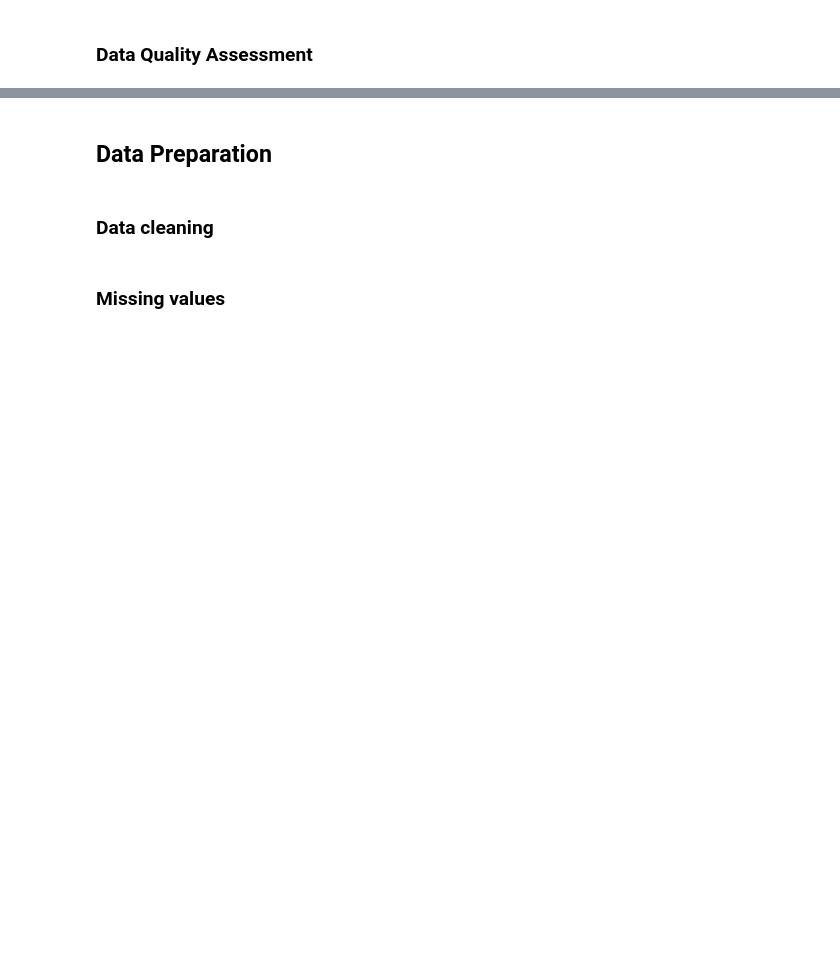
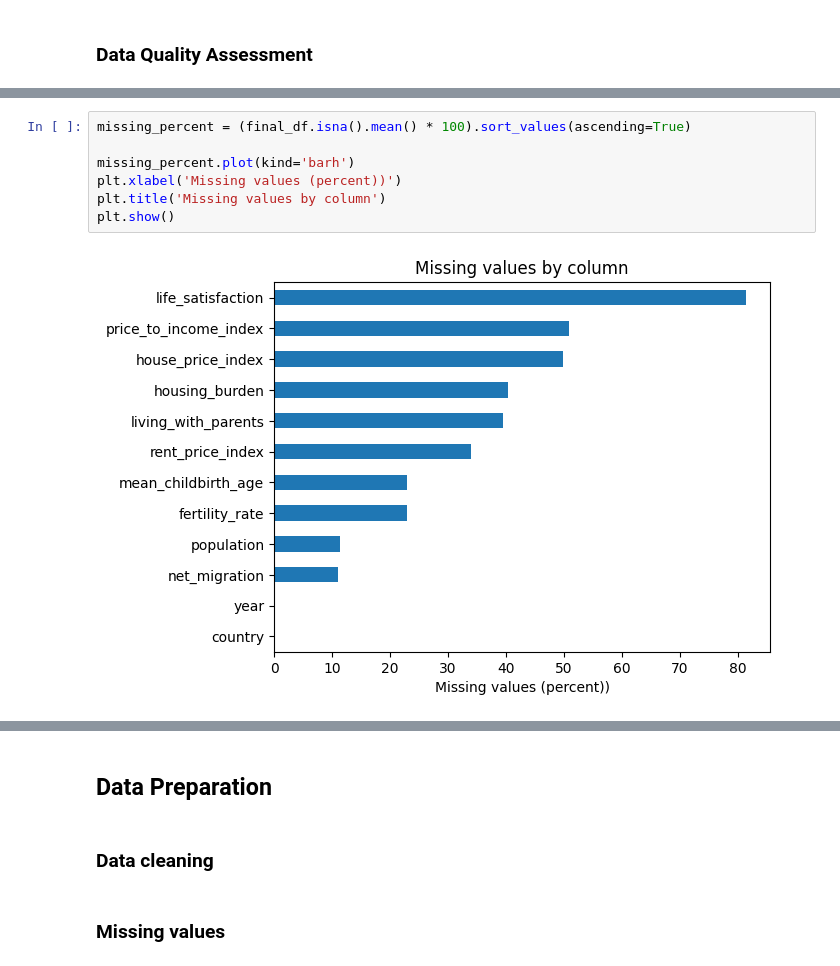
Before and after one commit to baktofebruary/InfoVis, a Jupyter notebook: notebooks/prepare_data.ipynb, the cells around one changed output, grey strips where cells are left out. Drawn from its saved outputs; the diff is of its cells as text; blank space fills up the shorter version.

```diff
--- a/notebooks/prepare_data.ipynb
+++ b/notebooks/prepare_data.ipynb
@@ -373,0 +422,9 @@ Name: count, dtype: int64
+# %%
+missing_percent = (final_df.isna().mean() * 100).sort_values(ascending=True)
+
+missing_percent.plot(kind='barh')
+plt.xlabel('Missing values (percent))')
+plt.title('Missing values by column')
+plt.show()
+# %% [output]
+[figure, added]
```
Also changed, not shown: parts of 22 cells of this notebook, 2 other files.
